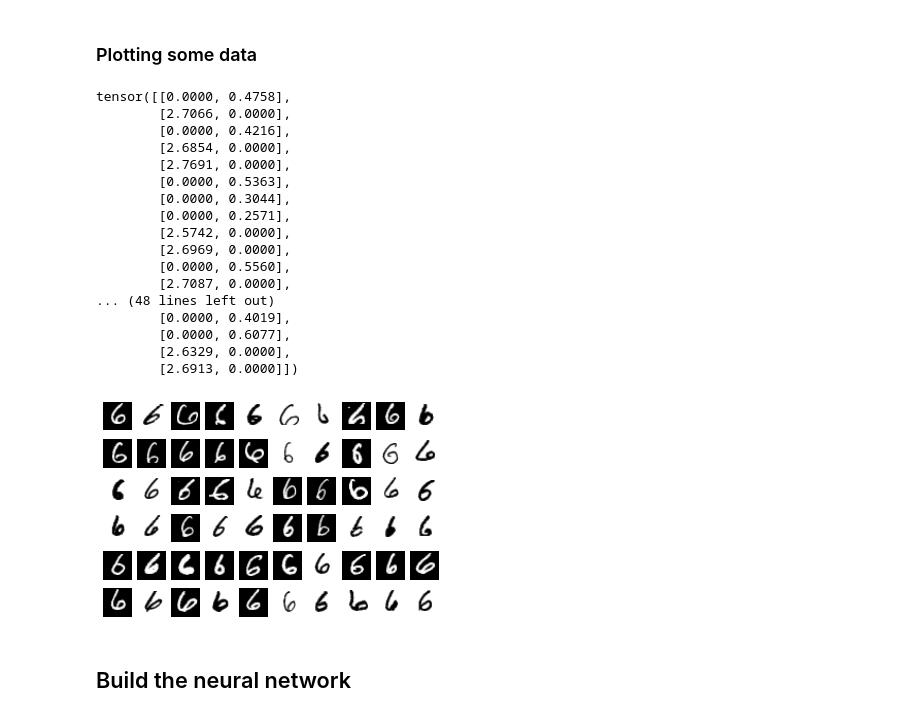
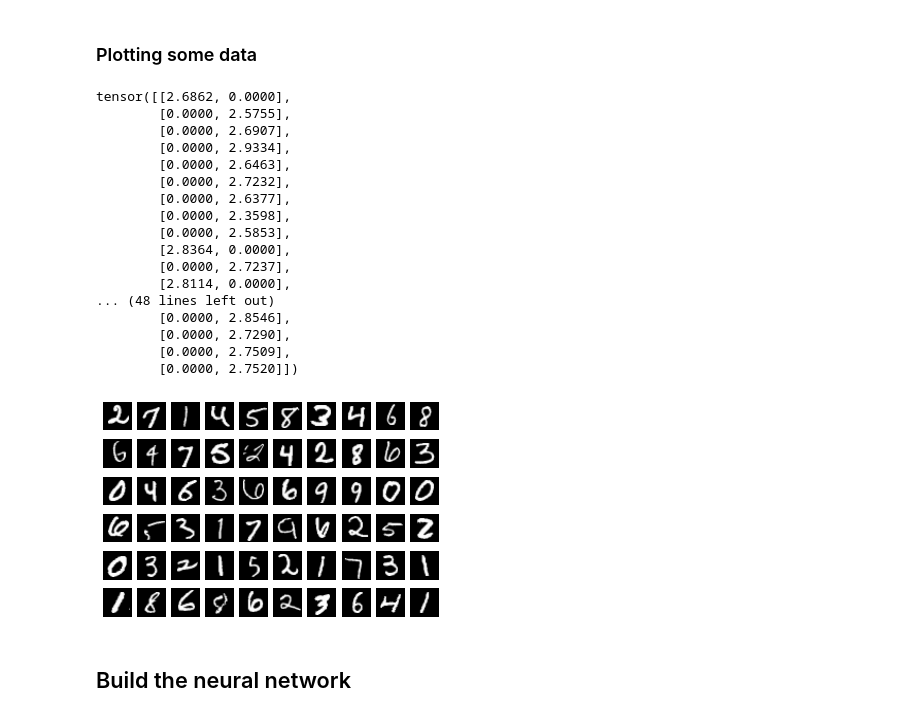
Before and after one commit to nmnsharma007/SimplifiedObjectDetection, a Jupyter notebook: version2/classification_inverted_and_extra.ipynb, the cells around one changed output. Cells and saved outputs as stored; diff of their text form; code cells hidden in the pictures.

Commit message:
Analyzing the plots

```diff
--- a/version2/classification_inverted_and_extra.ipynb
+++ b/version2/classification_inverted_and_extra.ipynb
@@ -121,34 +121,34 @@ test_loader = DataLoader(test_class_set,batch_size=batch_size,shuffle=True) # ta
 # %% [markdown]
 ### Plotting some data
 # %%
-dataiter = iter(train_loader)
+dataiter = iter(test_loader)
 images,labels = dataiter.next()
 figure = plt.figure()
 print(labels)
 num_of_images = 60
 for index in range(1,num_of_images+1):
     plt.subplot(6,10,index)
     plt.axis('off')
     plt.imshow(images[index].numpy().squeeze(),cmap='gray_r')
 # %% [output]
-tensor([[0.0000, 0.4758],
-        [2.7066, 0.0000],
-        [0.0000, 0.4216],
-        [2.6854, 0.0000],
-        [2.7691, 0.0000],
-        [0.0000, 0.5363],
-        [0.0000, 0.3044],
-        [0.0000, 0.2571],
-        [2.5742, 0.0000],
-        [2.6969, 0.0000],
-        [0.0000, 0.5560],
-        [2.7087, 0.0000],
+tensor([[2.6862, 0.0000],
+        [0.0000, 2.5755],
+        [0.0000, 2.6907],
+        [0.0000, 2.9334],
+        [0.0000, 2.6463],
+        [0.0000, 2.7232],
+        [0.0000, 2.6377],
+        [0.0000, 2.3598],
+        [0.0000, 2.5853],
+        [2.8364, 0.0000],
+        [0.0000, 2.7237],
+        [2.8114, 0.0000],
 ... (48 lines left out)
-        [0.0000, 0.4019],
-        [0.0000, 0.6077],
-        [2.6329, 0.0000],
-        [2.6913, 0.0000]])
+        [0.0000, 2.8546],
+        [0.0000, 2.7290],
+        [0.0000, 2.7509],
+        [0.0000, 2.7520]])
-[figure, old version]
+[figure, new version]
 # %% [markdown]
 ## Build the neural network
 # %%
```
Also changed, not shown: parts of 4 cells of this notebook.
